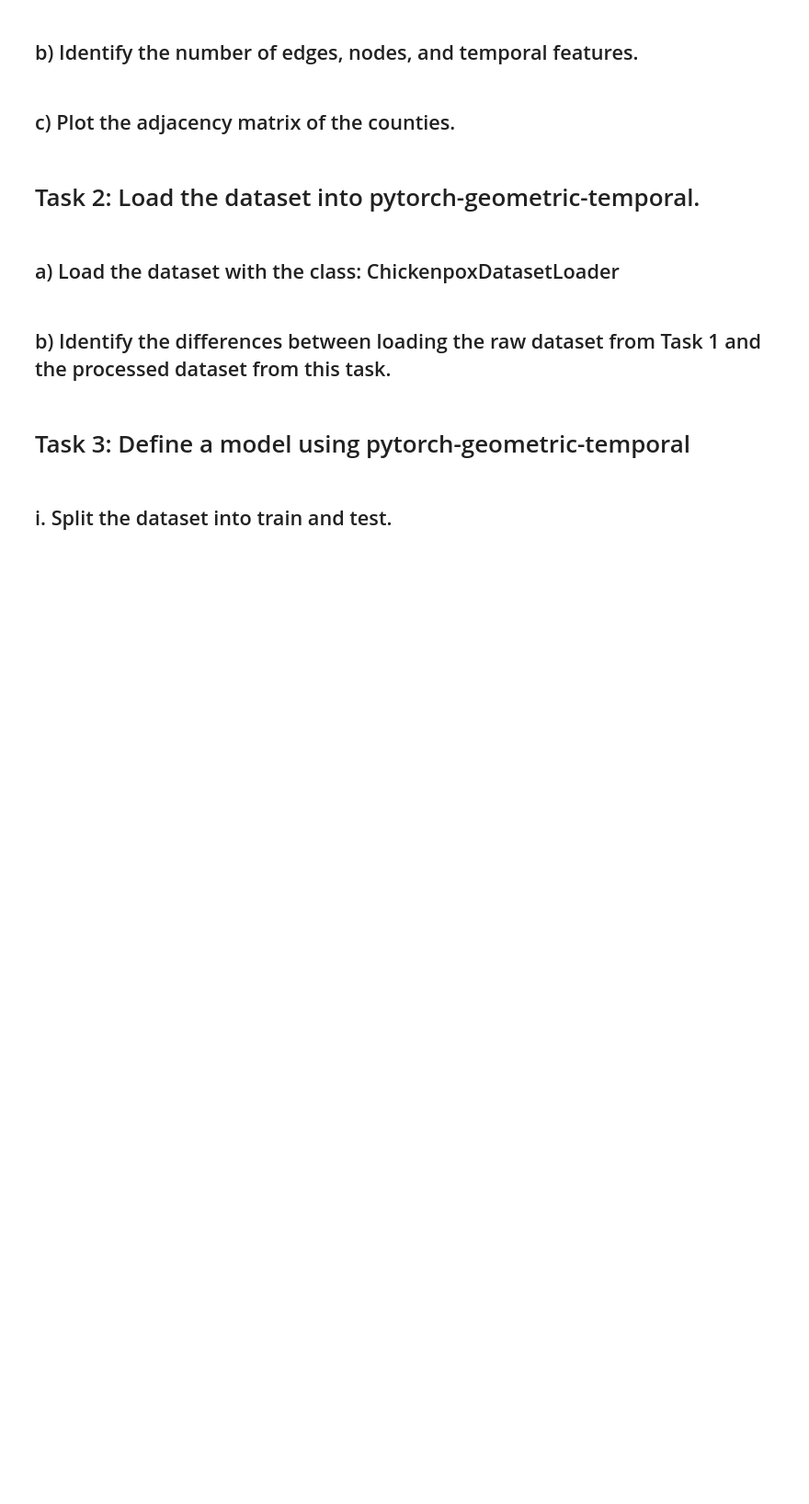
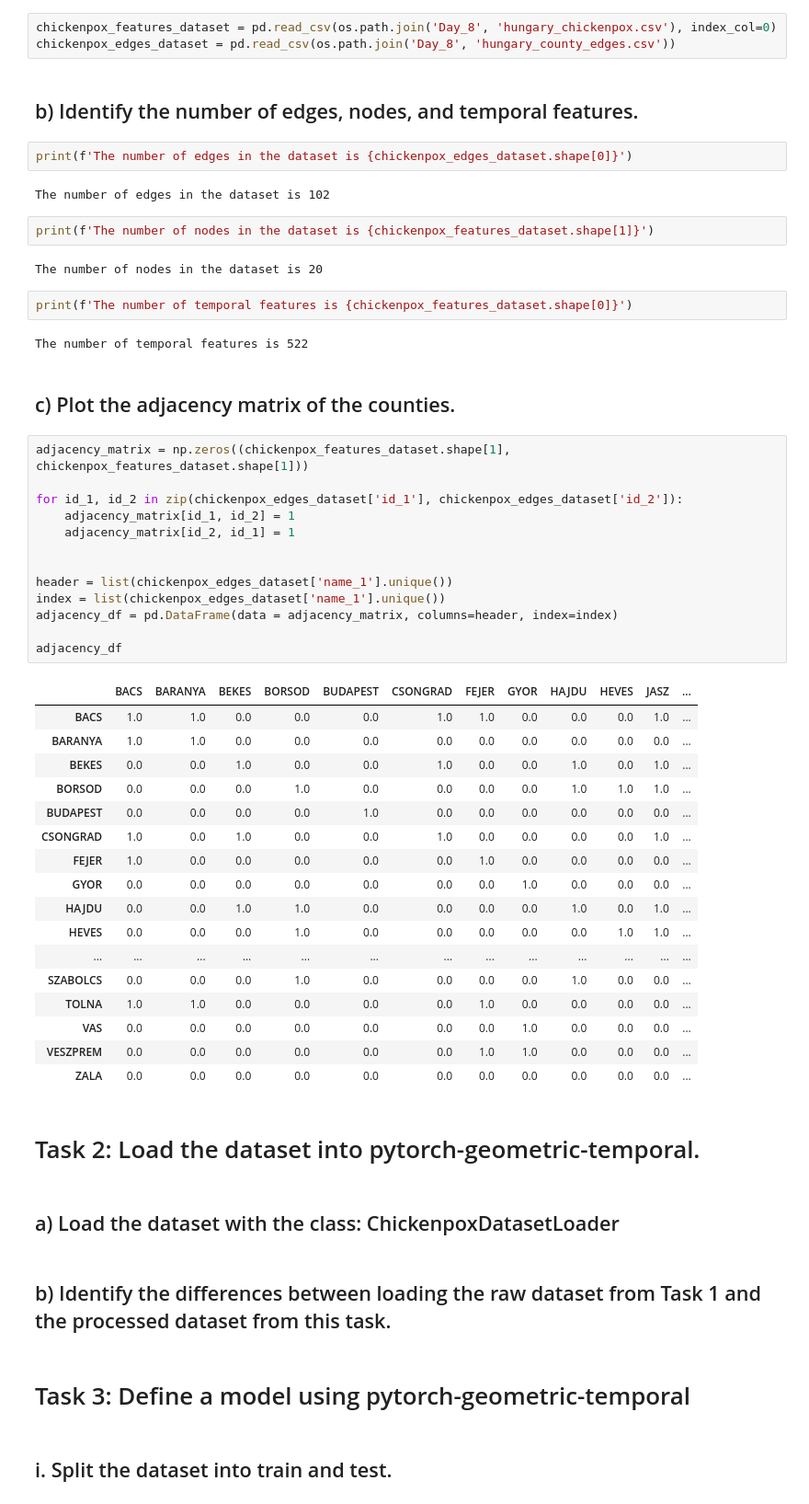
Before and after one commit to JulianMeigen/ML-handson, a Jupyter notebook: notebooks/8.0-SNJMMH-Day8.ipynb, the cells around one changed output. Shown at 92% size. Cells and saved outputs as stored; diff of their text form; blank space fills up the shorter version.

```diff
--- a/notebooks/8.0-SNJMMH-Day8.ipynb
+++ b/notebooks/8.0-SNJMMH-Day8.ipynb
@@ -38,7 +42,53 @@ Download completed
+# %%
+chickenpox_features_dataset = pd.read_csv(os.path.join('Day_8', 'hungary_chickenpox.csv'), index_col=0)
+chickenpox_edges_dataset = pd.read_csv(os.path.join('Day_8', 'hungary_county_edges.csv'))
 # %% [markdown]
 ## b) Identify the number of edges, nodes, and temporal features.
+# %%
+print(f'The number of edges in the dataset is {chickenpox_edges_dataset.shape[0]}')
+# %% [output]
+The number of edges in the dataset is 102
+# %%
+print(f'The number of nodes in the dataset is {chickenpox_features_dataset.shape[1]}')
+# %% [output]
+The number of nodes in the dataset is 20
+# %%
+print(f'The number of temporal features is {chickenpox_features_dataset.shape[0]}')
+# %% [output]
+The number of temporal features is 522
 # %% [markdown]
 ## c) Plot the adjacency matrix of the counties.
+# %%
+adjacency_matrix = np.zeros((chickenpox_features_dataset.shape[1], chickenpox_features_dataset.shape[1]))
+
+for id_1, id_2 in zip(chickenpox_edges_dataset['id_1'], chickenpox_edges_dataset['id_2']):
+    adjacency_matrix[id_1, id_2] = 1
+    adjacency_matrix[id_2, id_1] = 1
+
+
+header = list(chickenpox_edges_dataset['name_1'].unique())
+index = list(chickenpox_edges_dataset['name_1'].unique())
+adjacency_df = pd.DataFrame(data = adjacency_matrix, columns=header, index=index)
+
+adjacency_df
+# %% [output]
+|  | BACS | BARANYA | BEKES | BORSOD | BUDAPEST | CSONGRAD | FEJER | GYOR | HAJDU | HEVES | JASZ | ... |
+| BACS | 1.0 | 1.0 | 0.0 | 0.0 | 0.0 | 1.0 | 1.0 | 0.0 | 0.0 | 0.0 | 1.0 | ... |
+| BARANYA | 1.0 | 1.0 | 0.0 | 0.0 | 0.0 | 0.0 | 0.0 | 0.0 | 0.0 | 0.0 | 0.0 | ... |
+| BEKES | 0.0 | 0.0 | 1.0 | 0.0 | 0.0 | 1.0 | 0.0 | 0.0 | 1.0 | 0.0 | 1.0 | ... |
+| BORSOD | 0.0 | 0.0 | 0.0 | 1.0 | 0.0 | 0.0 | 0.0 | 0.0 | 1.0 | 1.0 | 1.0 | ... |
+| BUDAPEST | 0.0 | 0.0 | 0.0 | 0.0 | 1.0 | 0.0 | 0.0 | 0.0 | 0.0 | 0.0 | 0.0 | ... |
+| CSONGRAD | 1.0 | 0.0 | 1.0 | 0.0 | 0.0 | 1.0 | 0.0 | 0.0 | 0.0 | 0.0 | 1.0 | ... |
+| FEJER | 1.0 | 0.0 | 0.0 | 0.0 | 0.0 | 0.0 | 1.0 | 0.0 | 0.0 | 0.0 | 0.0 | ... |
+| GYOR | 0.0 | 0.0 | 0.0 | 0.0 | 0.0 | 0.0 | 0.0 | 1.0 | 0.0 | 0.0 | 0.0 | ... |
+| HAJDU | 0.0 | 0.0 | 1.0 | 1.0 | 0.0 | 0.0 | 0.0 | 0.0 | 1.0 | 0.0 | 1.0 | ... |
+| HEVES | 0.0 | 0.0 | 0.0 | 1.0 | 0.0 | 0.0 | 0.0 | 0.0 | 0.0 | 1.0 | 1.0 | ... |
+| ... | ... | ... | ... | ... | ... | ... | ... | ... | ... | ... | ... | ... |
+| SZABOLCS | 0.0 | 0.0 | 0.0 | 1.0 | 0.0 | 0.0 | 0.0 | 0.0 | 1.0 | 0.0 | 0.0 | ... |
+| TOLNA | 1.0 | 1.0 | 0.0 | 0.0 | 0.0 | 0.0 | 1.0 | 0.0 | 0.0 | 0.0 | 0.0 | ... |
+| VAS | 0.0 | 0.0 | 0.0 | 0.0 | 0.0 | 0.0 | 0.0 | 1.0 | 0.0 | 0.0 | 0.0 | ... |
+| VESZPREM | 0.0 | 0.0 | 0.0 | 0.0 | 0.0 | 0.0 | 1.0 | 1.0 | 0.0 | 0.0 | 0.0 | ... |
+| ZALA | 0.0 | 0.0 | 0.0 | 0.0 | 0.0 | 0.0 | 0.0 | 0.0 | 0.0 | 0.0 | 0.0 | ... |
 # %% [markdown]
 # Task 2: Load the dataset into pytorch-geometric-temporal.
 # %% [markdown]
```
Also changed, not shown: parts of 2 cells of this notebook.
